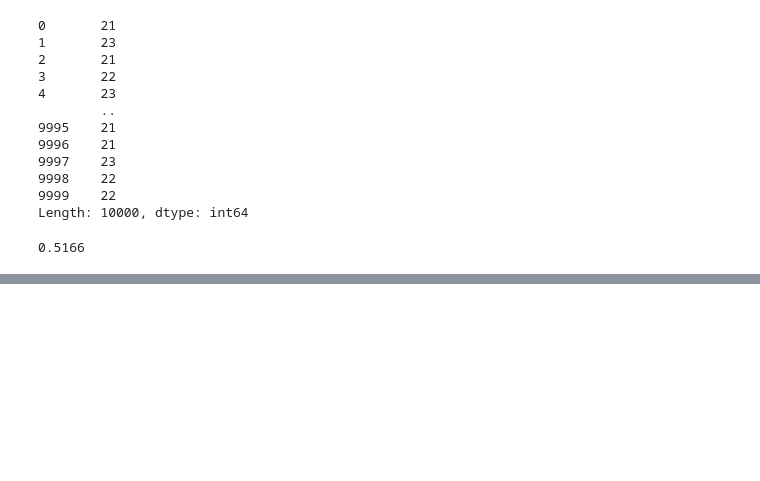
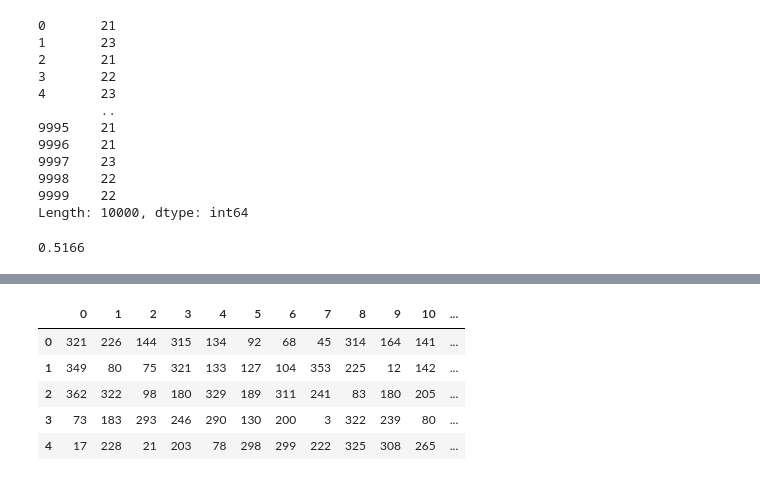
Before and after one commit to chadallen210/statistics-exercises, a Jupyter notebook: statistics-exercises.ipynb, the cells around one changed output, grey strips where cells are left out. Saved outputs shown, nothing was run; the diff lists cells and outputs as text; code cells hidden in the pictures; blank space fills up the shorter version.

```diff
--- a/statistics-exercises.ipynb
+++ b/statistics-exercises.ipynb
@@ -272,0 +364,8 @@ same23
+# %%
+bday = range(1,366)
+
+n_trials = n_rows = 10000
+n_people = n_cols = 20
+
+data20 = np.random.choice(bday, n_trials * n_people).reshape(n_rows, n_cols)
+data20
@@ -272,0 +380,10 @@ same23
+# %%
+bdays20_df = pd.DataFrame(data20)
+bdays20_df.head()
+# %% [output]
+|  | 0 | 1 | 2 | 3 | 4 | 5 | 6 | 7 | 8 | 9 | 10 | ... |
+| 0 | 321 | 226 | 144 | 315 | 134 | 92 | 68 | 45 | 314 | 164 | 141 | ... |
+| 1 | 349 | 80 | 75 | 321 | 133 | 127 | 104 | 353 | 225 | 12 | 142 | ... |
+| 2 | 362 | 322 | 98 | 180 | 329 | 189 | 311 | 241 | 83 | 180 | 205 | ... |
+| 3 | 73 | 183 | 293 | 246 | 290 | 130 | 200 | 3 | 322 | 239 | 80 | ... |
+| 4 | 17 | 228 | 21 | 203 | 78 | 298 | 299 | 222 | 325 | 308 | 265 | ... |
```
Also changed, not shown: parts of 40 cells of this notebook.
